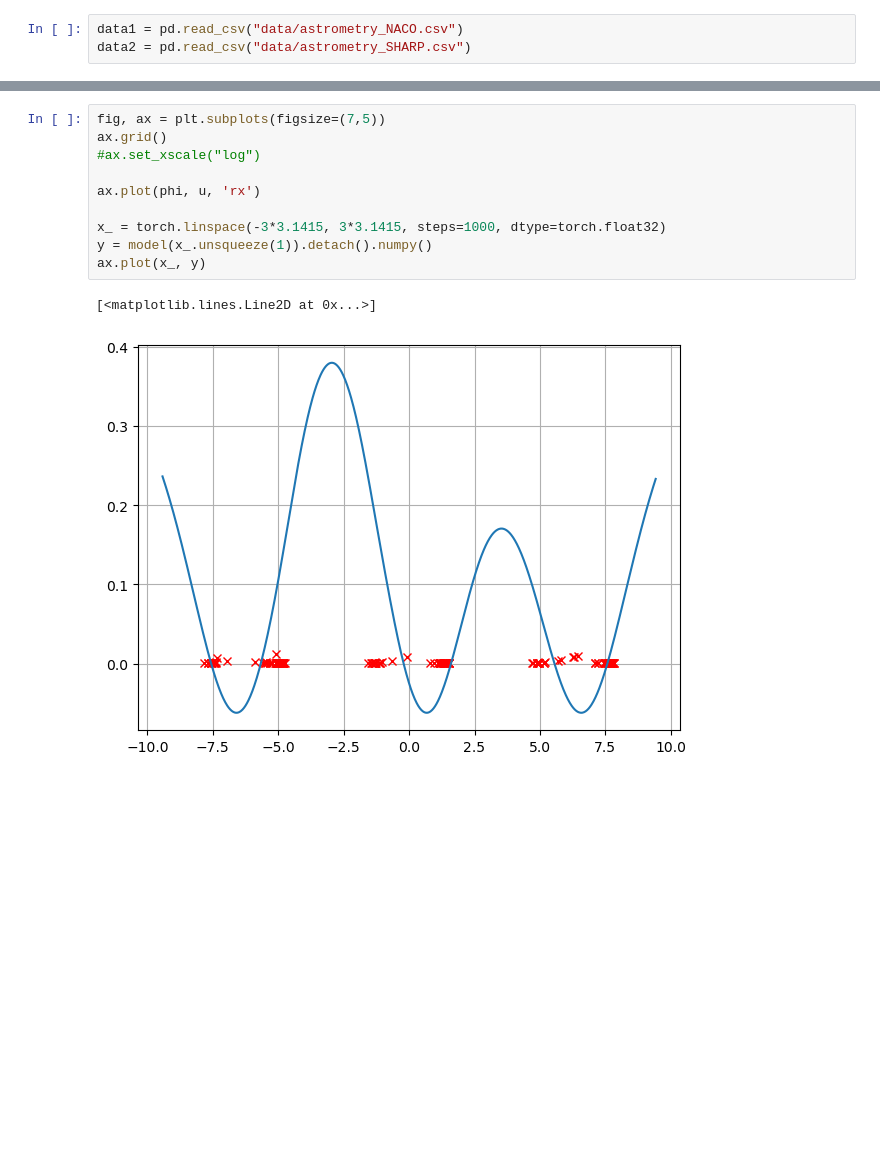
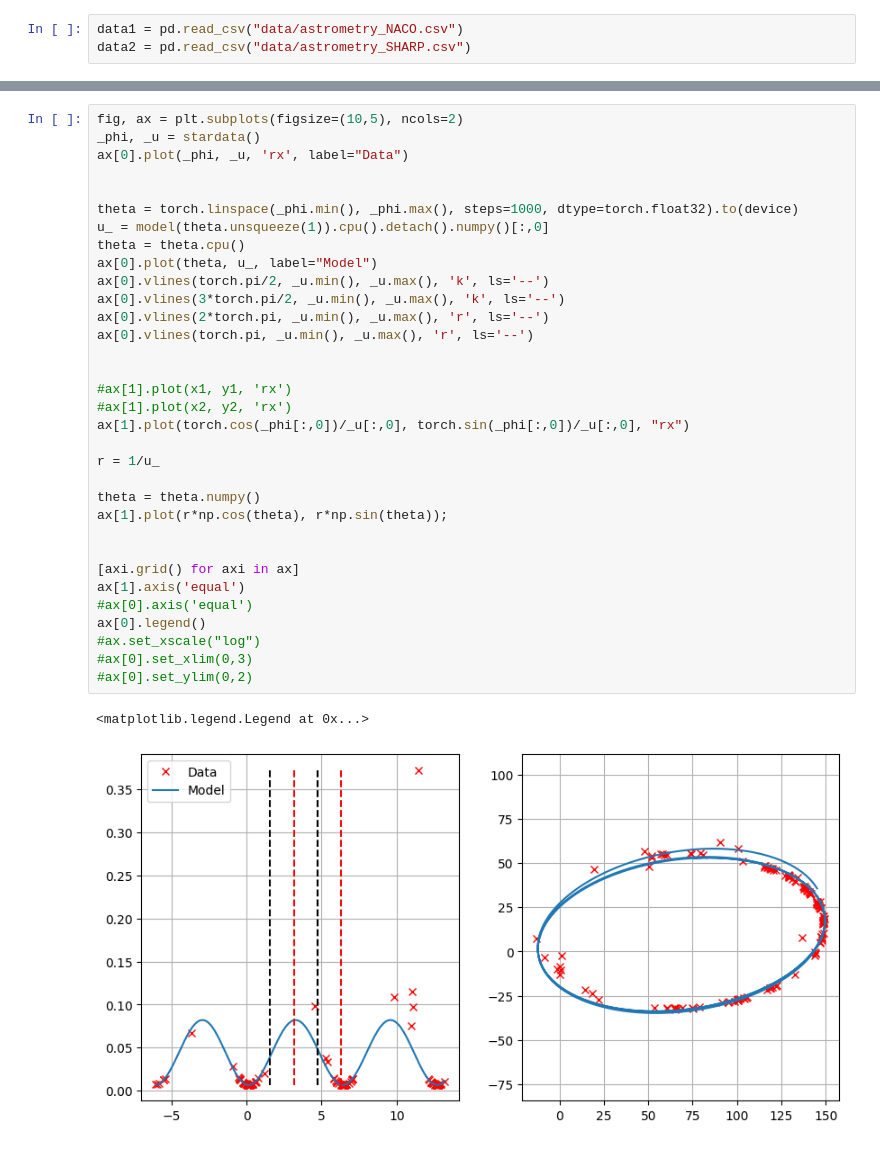
Before and after one commit to frdennis/GINN, a Jupyter notebook: test_PINN.ipynb, the cells around one changed output, grey strips where cells are left out. Drawn from its saved outputs; the diff is of its cells as text; blank space fills up the shorter version.

```diff
--- a/test_PINN.ipynb
+++ b/test_PINN.ipynb
@@ -116,13 +267,36 @@ mu = 0.10844492167234421
-# %%
-fig, ax = plt.subplots(figsize=(7,5))
-ax.grid()
-#ax.set_xscale("log")
-
-ax.plot(phi, u, 'rx')
-
-x_ = torch.linspace(-3*3.1415, 3*3.1415, steps=1000, dtype=torch.float32)
-y = model(x_.unsqueeze(1)).detach().numpy()
-ax.plot(x_, y)
-# %% [output]
-[<matplotlib.lines.Line2D at 0x...>]
-[figure, removed]
+# %%
+fig, ax = plt.subplots(figsize=(10,5), ncols=2)
+_phi, _u = stardata()
+ax[0].plot(_phi, _u, 'rx', label="Data")
+
+
+theta = torch.linspace(_phi.min(), _phi.max(), steps=1000, dtype=torch.float32).to(device)
+u_ = model(theta.unsqueeze(1)).cpu().detach().numpy()[:,0]
+theta = theta.cpu()
+ax[0].plot(theta, u_, label="Model")
+ax[0].vlines(torch.pi/2, _u.min(), _u.max(), 'k', ls='--')
+ax[0].vlines(3*torch.pi/2, _u.min(), _u.max(), 'k', ls='--')
+ax[0].vlines(2*torch.pi, _u.min(), _u.max(), 'r', ls='--')
+ax[0].vlines(torch.pi, _u.min(), _u.max(), 'r', ls='--')
+
+
+#ax[1].plot(x1, y1, 'rx')
+#ax[1].plot(x2, y2, 'rx')
+ax[1].plot(torch.cos(_phi[:,0])/_u[:,0], torch.sin(_phi[:,0])/_u[:,0], "rx")
+
+r = 1/u_
+
+theta = theta.numpy()
+ax[1].plot(r*np.cos(theta), r*np.sin(theta));
+
+
+[axi.grid() for axi in ax]
+ax[1].axis('equal')
+#ax[0].axis('equal')
+ax[0].legend()
+#ax.set_xscale("log")
+#ax[0].set_xlim(0,3)
+#ax[0].set_ylim(0,2)
+# %% [output]
+<matplotlib.legend.Legend at 0x...>
+[figure, added]
```
Also changed, not shown: parts of 11 cells of this notebook, 5 other files.
